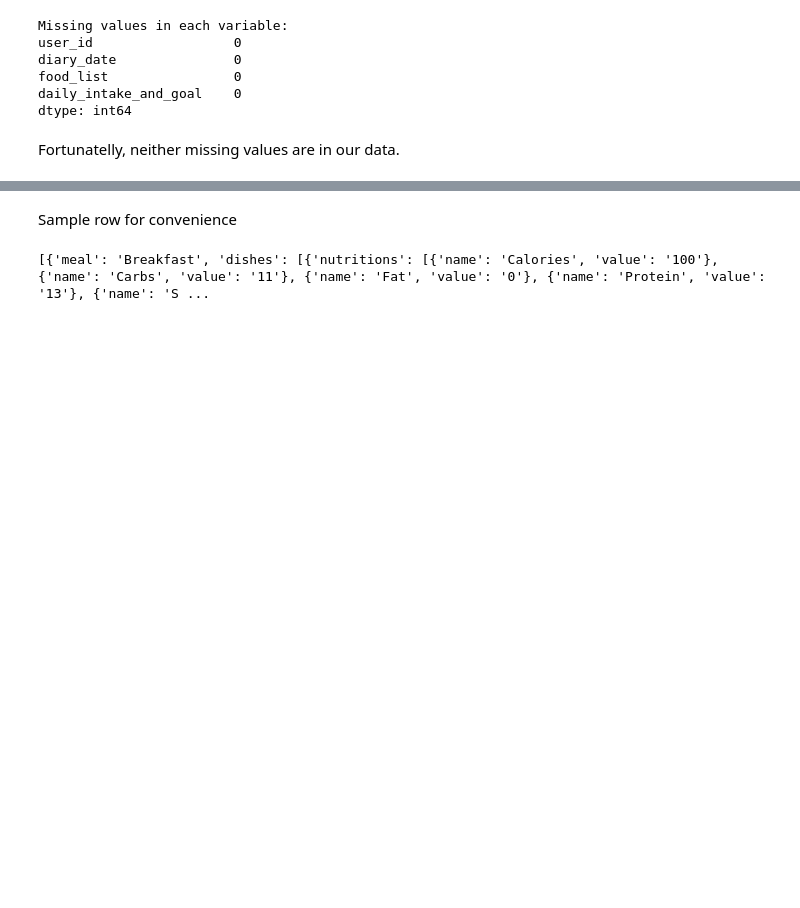
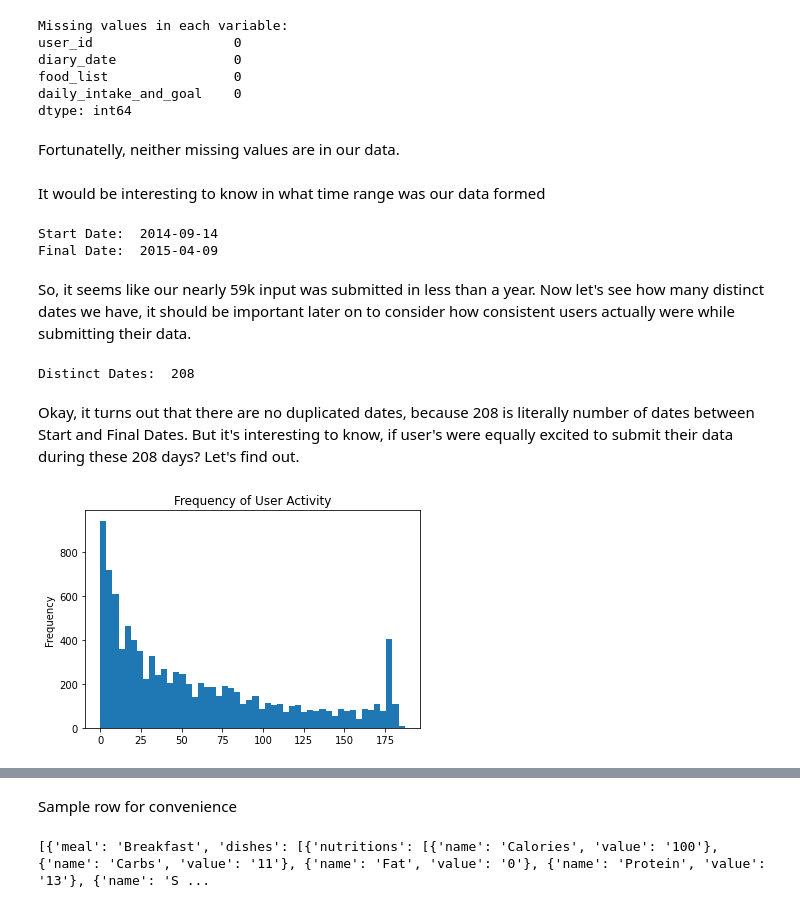
Before and after one commit to mormo17/ML-Final-Project, a Jupyter notebook: Final_Project.ipynb, the cells around one changed output, grey strips where cells are left out. Saved outputs shown, nothing was run; the diff lists cells and outputs as text; code cells hidden in the pictures; blank space fills up the shorter version.

```diff
--- a/Final_Project.ipynb
+++ b/Final_Project.ipynb
@@ -43,3 +73,40 @@ daily_intake_and_goal    0
 dtype: int64
 # %% [markdown]
 Fortunatelly, neither missing values are in our data.
+# %% [markdown]
+It would be interesting to know in what time range was our data formed
+# %%
+start_date = data[data.columns[1]].unique().min()
+final_date = data[data.columns[1]].unique().max()
+print("Start Date: ", start_date)
+print("Final Date: ", final_date)
+# %% [output]
+Start Date:  2014-09-14
+Final Date:  2015-04-09
+# %% [markdown]
+So, it seems like our nearly 59k input was submitted in less than a year.
+Now let's see how many distinct dates we have, it should be important later on to consider how consistent users actually were while submitting their data.
+# %%
+print("Distinct Dates: ", len(data[data.columns[1]].unique()))
+# %% [output]
+Distinct Dates:  208
+# %% [markdown]
+Okay, it turns out that there are no duplicated dates, because 208 is literally number of dates between Start and Final Dates.
+But it's interesting to know, if user's were equally excited to submit their data during these 208 days? Let's find out.
+# %%
+start = datetime.strptime(str(start_date),'%Y-%m-%d').date()
+final = datetime.strptime(str(final_date),'%Y-%m-%d').date()
+activity = np.zeros(data[data.columns[0]].unique().max())
+for i in range(int((final - start).days) + 1):
+    curr_date = start + timedelta(i)
+    curr_date_string = curr_date.strftime('%Y-%m-%d')
+    curr_date = data[data[data.columns[1]] == curr_date_string]
+    for j in range(curr_date.shape[0]):
+        activity[curr_date.iloc[j,0]-1]+=1
+
+plt.hist(activity, bins=50)
+plt.ylabel('Frequency')
+plt.title('Frequency of User Activity')
+plt.show()
+# %% [output]
+[figure, added]
```
Also changed, not shown: parts of 15 cells of this notebook.
